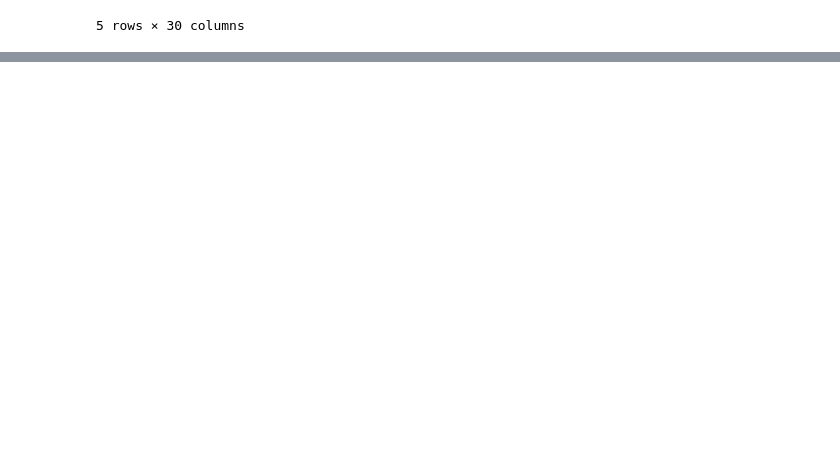
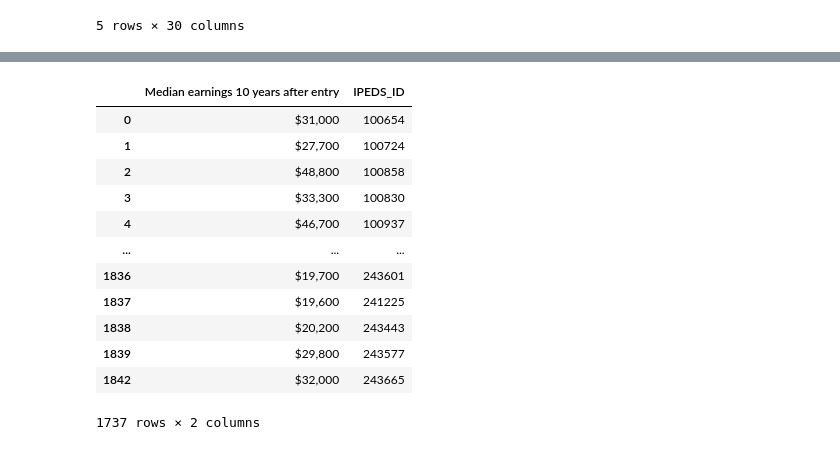
Before and after one commit to Dyllanjrusher/Regression-M2, a Jupyter notebook: scrape_college_results.ipynb, the cells around one changed output, grey strips where cells are left out. Cells and saved outputs as stored; diff of their text form; code cells hidden in the pictures; blank space fills up the shorter version.

```diff
--- a/scrape_college_results.ipynb
+++ b/scrape_college_results.ipynb
@@ -122,0 +129,17 @@ len(cr_df[cr_df['Median earnings 10 years after entry'] != '-'])
+# %%
+mask = (cr_df['Median earnings 10 years after entry'] != '-')
+cr_df[mask][['Median earnings 10 years after entry', 'IPEDS_ID']]
+# %% [output]
+|  | Median earnings 10 years after entry | IPEDS_ID |
+| 0 | $31,000 | 100654 |
+| 1 | $27,700 | 100724 |
+| 2 | $48,800 | 100858 |
+| 3 | $33,300 | 100830 |
+| 4 | $46,700 | 100937 |
+| ... | ... | ... |
+| 1836 | $19,700 | 243601 |
+| 1837 | $19,600 | 241225 |
+| 1838 | $20,200 | 243443 |
+| 1839 | $29,800 | 243577 |
+| 1842 | $32,000 | 243665 |
+1737 rows × 2 columns
```
Also changed, not shown: parts of 1 cell of this notebook, 4 other files.
